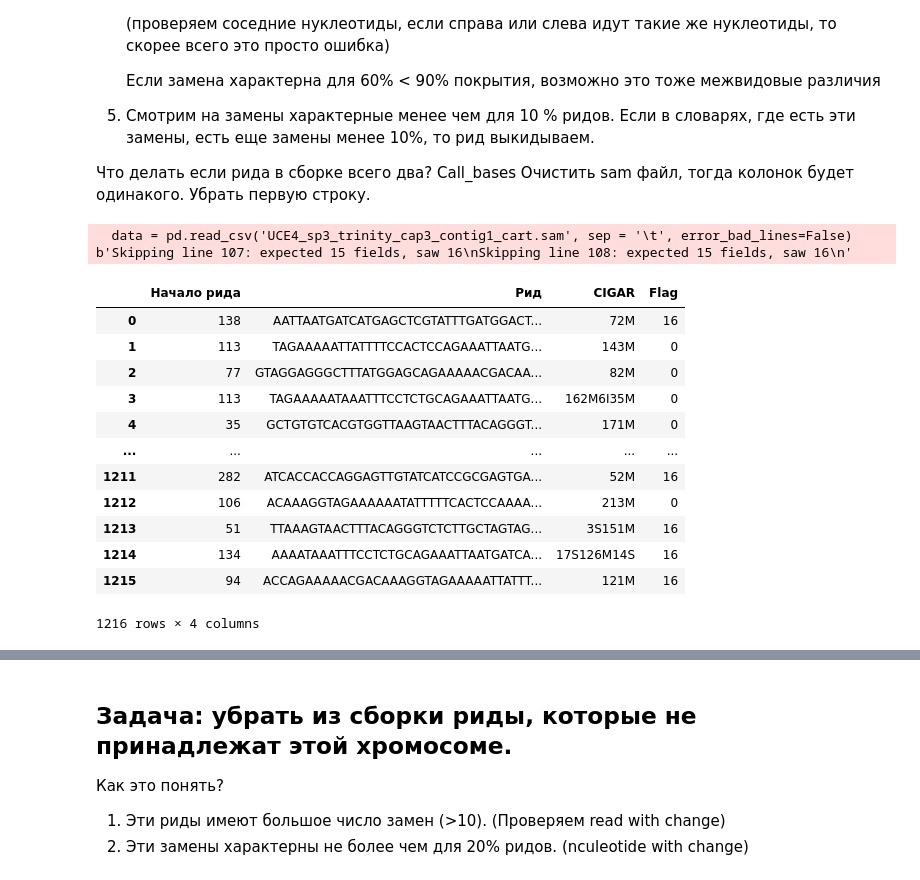
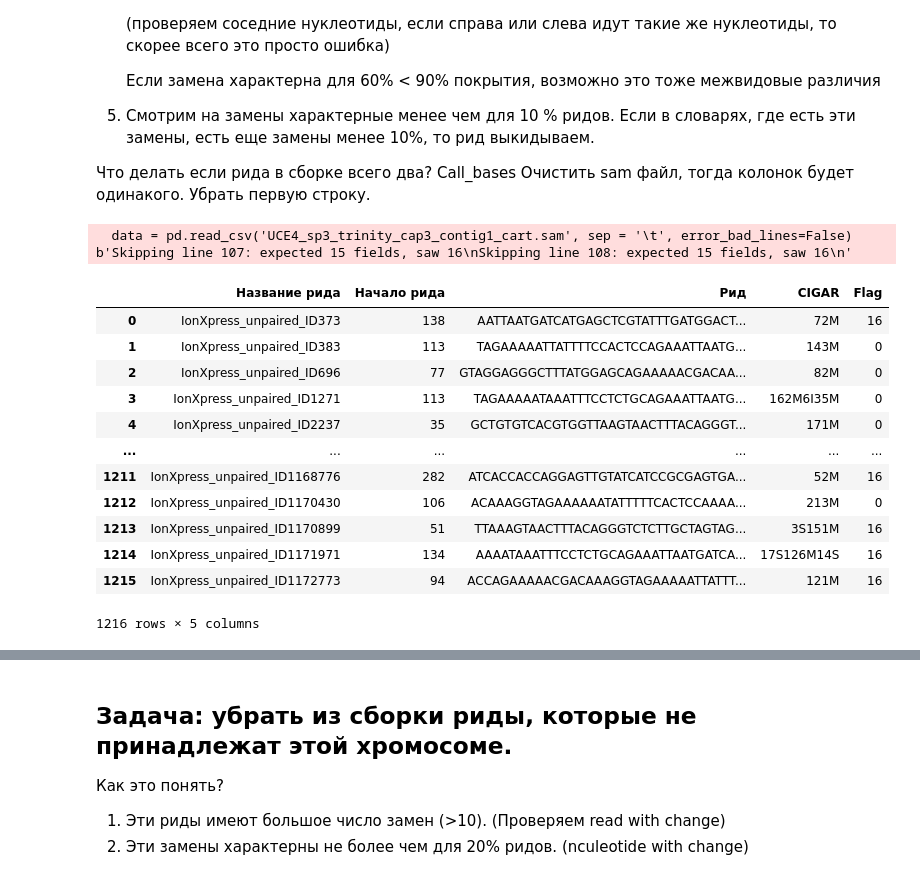
Before and after one commit to serlina1624/Sirius-master, a Jupyter notebook: Скрипт.ipynb, the cells around one changed output, grey strips where cells are left out. Drawn from its saved outputs; the diff is of its cells as text; code cells hidden in the pictures.

```diff
--- a/Скрипт.ipynb
+++ b/Скрипт.ipynb
@@ -96,35 +96,34 @@ from Bio import SeqIO
 # %%
 # Загружаем файл, берем из него колонки с ридом, и позицией начала рида Флаги!
 data = pd.read_csv('UCE4_sp3_trinity_cap3_contig1_cart.sam', sep = '\t', error_bad_lines=False)
 data = pd.concat([pd.DataFrame([data.columns.values], columns=data.columns), data], ignore_index=True) # сдвигаем данные (название столбцов это часть данных)
-
-
+name = data.iloc[:, 0]
 start = data.iloc[:, 3] # столбец из sam, где начало рида
 seq = data.iloc[:, 9] # столбец из sam c самим ридом
 cigar = data.iloc[:, 5] # столбец из sam с строкой cigar (ищем гапы)
 flag = data.iloc[:, 1] # столбец из sam с строкой cigar (ищем гапы)
 
-data =  start.to_frame().join(seq.to_frame()).join(cigar.to_frame()).join(flag.to_frame())
-data.columns = ['Начало рида', 'Рид', 'CIGAR','Flag']
+data =  name.to_frame().join(start.to_frame()).join(seq.to_frame()).join(cigar.to_frame()).join(flag.to_frame())
+data.columns = ['Название рида','Начало рида', 'Рид', 'CIGAR','Flag']
 data['Начало рида'].iloc[0] = int(data['Начало рида'].iloc[0])
 
 data
 # %% [output]
   data = pd.read_csv('UCE4_sp3_trinity_cap3_contig1_cart.sam', sep = '\t', error_bad_lines=False)
 b'Skipping line 107: expected 15 fields, saw 16\nSkipping line 108: expected 15 fields, saw 16\n'
-|  | Начало рида | Рид | CIGAR | Flag |
-| 0 | 138 | AATTAATGATCATGAGCTCGTATTTGATGGACT... | 72M | 16 |
-| 1 | 113 | TAGAAAAATTATTTTCCACTCCAGAAATTAATG... | 143M | 0 |
-| 2 | 77 | GTAGGAGGGCTTTATGGAGCAGAAAAACGACAA... | 82M | 0 |
-| 3 | 113 | TAGAAAAATAAATTTCCTCTGCAGAAATTAATG... | 162M6I35M | 0 |
-| 4 | 35 | GCTGTGTCACGTGGTTAAGTAACTTTACAGGGT... | 171M | 0 |
-| ... | ... | ... | ... | ... |
-| 1211 | 282 | ATCACCACCAGGAGTTGTATCATCCGCGAGTGA... | 52M | 16 |
-| 1212 | 106 | ACAAAGGTAGAAAAAATATTTTTCACTCCAAAA... | 213M | 0 |
-| 1213 | 51 | TTAAAGTAACTTTACAGGGTCTCTTGCTAGTAG... | 3S151M | 16 |
-| 1214 | 134 | AAAATAAATTTCCTCTGCAGAAATTAATGATCA... | 17S126M14S | 16 |
-| 1215 | 94 | ACCAGAAAAACGACAAAGGTAGAAAAATTATTT... | 121M | 16 |
+|  | Название рида | Начало рида | Рид | CIGAR | Flag |
+| 0 | IonXpress_unpaired_ID373 | 138 | AATTAATGATCATGAGCTCGTATTTGATGGACT... | 72M | 16 |
+| 1 | IonXpress_unpaired_ID383 | 113 | TAGAAAAATTATTTTCCACTCCAGAAATTAATG... | 143M | 0 |
+| 2 | IonXpress_unpaired_ID696 | 77 | GTAGGAGGGCTTTATGGAGCAGAAAAACGACAA... | 82M | 0 |
+| 3 | IonXpress_unpaired_ID1271 | 113 | TAGAAAAATAAATTTCCTCTGCAGAAATTAATG... | 162M6I35M | 0 |
+| 4 | IonXpress_unpaired_ID2237 | 35 | GCTGTGTCACGTGGTTAAGTAACTTTACAGGGT... | 171M | 0 |
+| ... | ... | ... | ... | ... | ... |
+| 1211 | IonXpress_unpaired_ID1168776 | 282 | ATCACCACCAGGAGTTGTATCATCCGCGAGTGA... | 52M | 16 |
+| 1212 | IonXpress_unpaired_ID1170430 | 106 | ACAAAGGTAGAAAAAATATTTTTCACTCCAAAA... | 213M | 0 |
+| 1213 | IonXpress_unpaired_ID1170899 | 51 | TTAAAGTAACTTTACAGGGTCTCTTGCTAGTAG... | 3S151M | 16 |
+| 1214 | IonXpress_unpaired_ID1171971 | 134 | AAAATAAATTTCCTCTGCAGAAATTAATGATCA... | 17S126M14S | 16 |
+| 1215 | IonXpress_unpaired_ID1172773 | 94 | ACCAGAAAAACGACAAAGGTAGAAAAATTATTT... | 121M | 16 |
-1216 rows × 4 columns
+1216 rows × 5 columns
 # %%
 # загрузим соответствующий референс
 ref_fasta= SeqIO.parse(open('UCE4_All_Trinity1.fasta'),'fasta')
```
Also changed, not shown: parts of 5 cells of this notebook, 1 other file.
